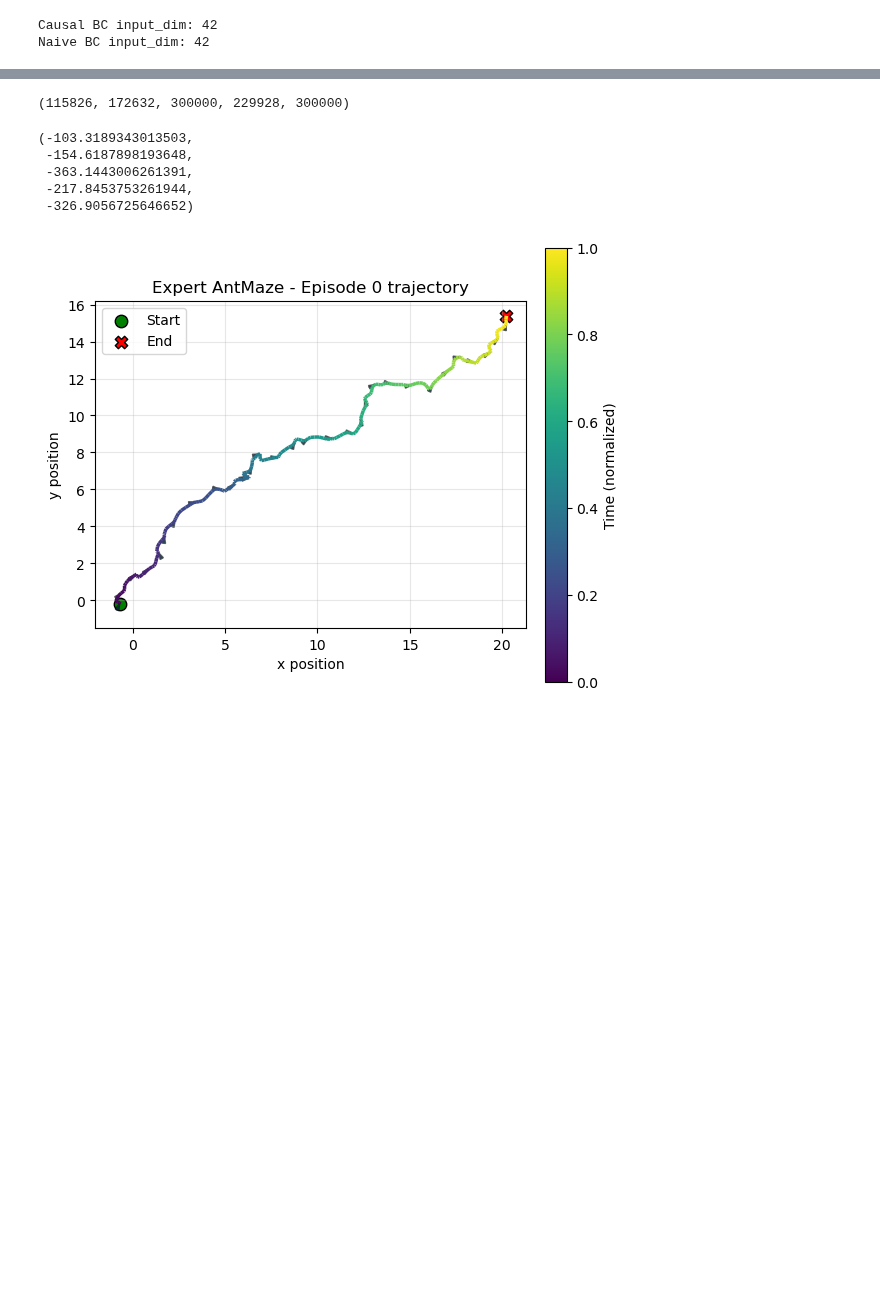
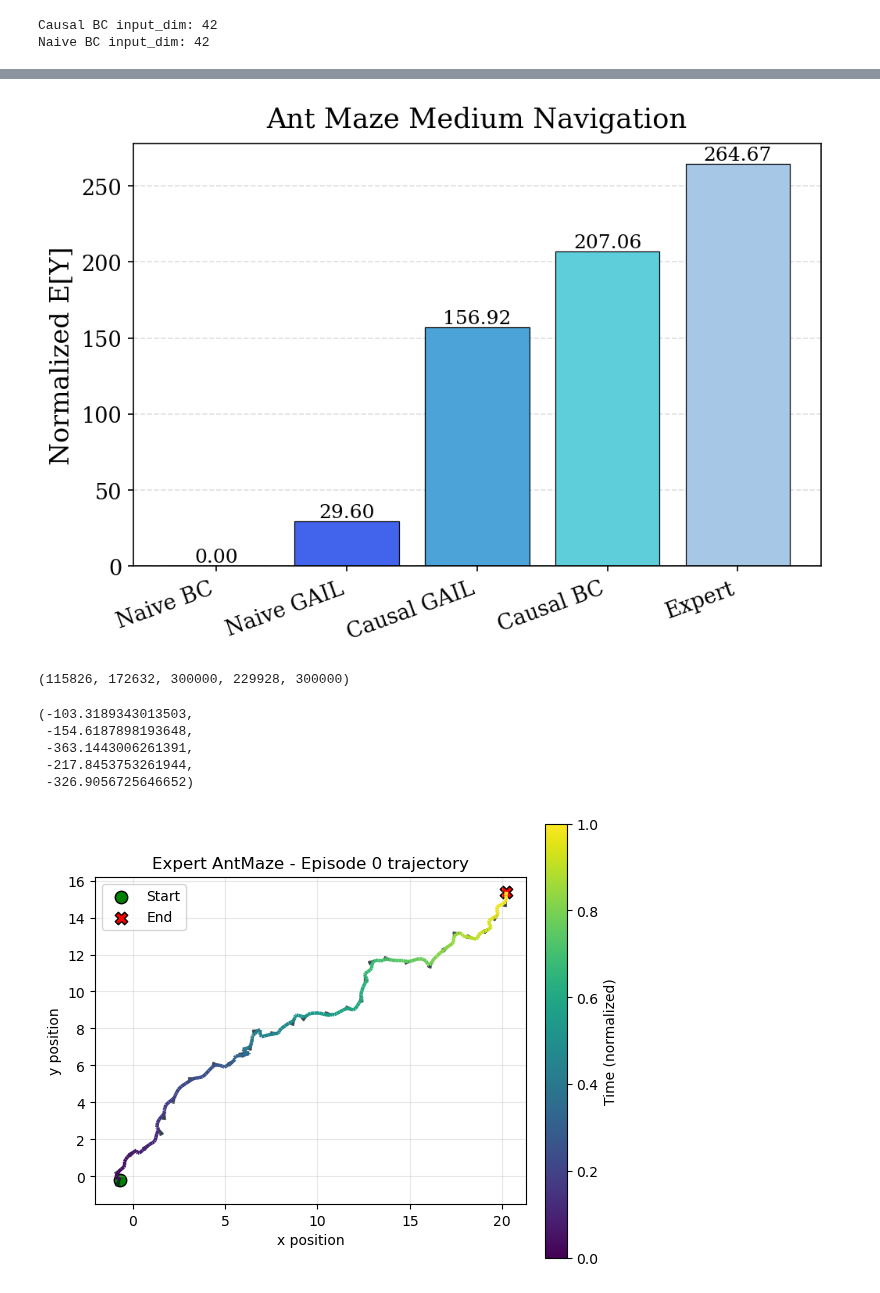
Before and after one commit to CausalAILab/Causal-RL, a Jupyter notebook: examples/imitation/test_antmaze_gail.ipynb, the cells around one changed output, grey strips where cells are left out. Drawn from its saved outputs; the diff is of its cells as text; code cells hidden in the pictures; blank space fills up the shorter version.

```diff
--- a/examples/imitation/test_antmaze_gail.ipynb
+++ b/examples/imitation/test_antmaze_gail.ipynb
@@ -775,3 +698,44 @@ plt.show()
+# %%
+import matplotlib.pyplot as plt
+import numpy as np
+plt.rcParams.update({
+    "font.family": "serif",
+    "font.size": 14,
+    "axes.titlesize": 16,
+    "axes.labelsize": 16,
+    "xtick.labelsize": 13,
+    "ytick.labelsize": 13,
+    "figure.dpi": 150
+})
+
+# --- your data processing code here ---
+
+fig, ax = plt.subplots(figsize=(7, 5))
+
+bars = ax.bar(labels, averages, capsize=4,
+              color=colors, edgecolor="black", linewidth=0.6)
+
+# subtle horizontal grid
+ax.yaxis.grid(True, linestyle='--', alpha=0.4)
+ax.set_axisbelow(True)
+
+# labels
+ax.set_ylabel("Normalized E[Y]", fontsize=16)
+ax.set_title("Ant Maze Medium Navigation", fontsize=17, pad=10)
+
+# rotate x-labels slightly for readability
+plt.setp(ax.get_xticklabels(), rotation=20, ha="right")
+
+# add numeric labels above bars (optional but nice)
+for bar, avg in zip(bars, averages):
+    height = bar.get_height()
+    ax.text(bar.get_x() + bar.get_width()/2, height + 0.01,
+            f'{avg:.2f}', ha='center', va='bottom', fontsize=12)
+
+plt.tight_layout()
+plt.show()
+# %% [output]
+[figure, added]
 # %%
 len(records), len(causal_bc_records), len(naive_bc_records), len(causal_gail_records), len(naive_gail_records)
 # %% [output]
```
Also changed, not shown: parts of 9 cells of this notebook, 2 other files.
